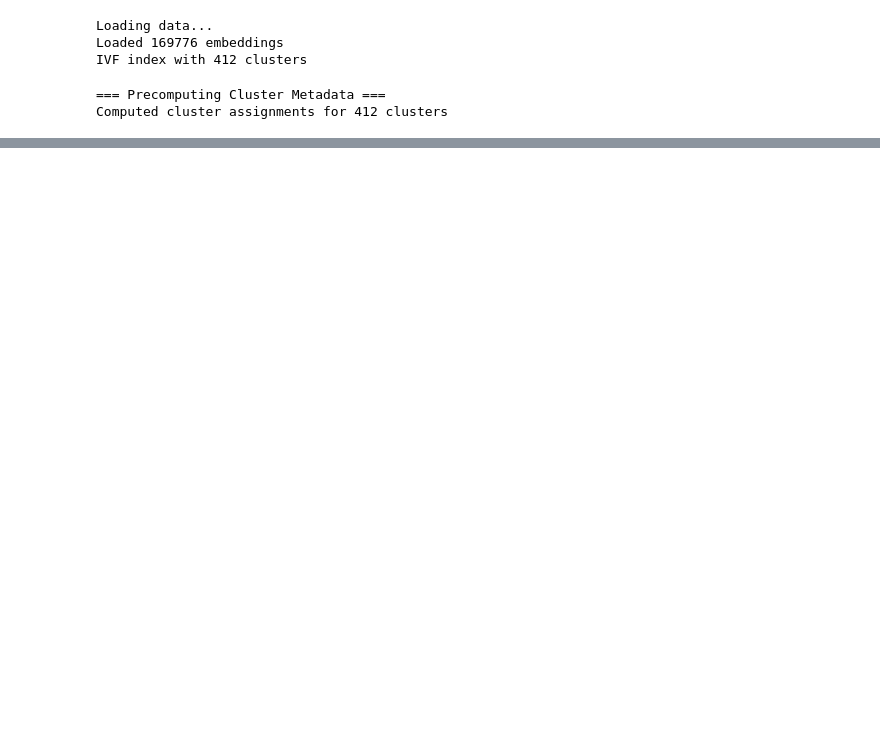
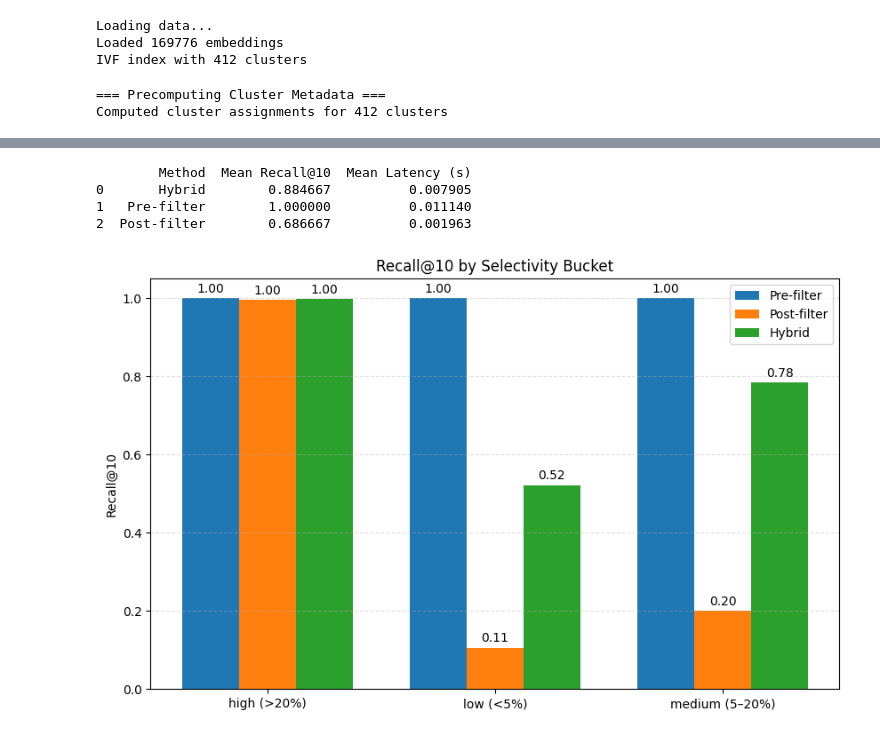
Before and after one commit to yangshengz88/Hybrid_Vector_Search, a Jupyter notebook: Hybrid_Method.ipynb, the cells around one changed output, grey strips where cells are left out. Drawn from its saved outputs; the diff is of its cells as text; code cells hidden in the pictures; blank space fills up the shorter version.

Commit message:
Updated Hybrid Code for post filtering an plots

```diff
--- a/Hybrid_Method.ipynb
+++ b/Hybrid_Method.ipynb
@@ -471,0 +575,58 @@ Saved hybrid searcher to data/hybrid_searcher.pkl
+# %%
+import pandas as pd
+
+# Load results
+df = pd.read_csv("data/results_full_baselines_vs_hybrid.csv")
+
+summary = pd.DataFrame({
+    "Method": ["Hybrid", "Pre-filter", "Post-filter"],
+    "Mean Recall@10": [
+        df["hybrid_recall"].mean(),
+        df["pre_recall"].mean(),
+        df["post_recall"].mean()
+    ],
+    "Mean Latency (s)": [
+        df["hybrid_latency"].mean(),
+        df["pre_latency"].mean(),
+        df["post_latency"].mean()
+    ]
+})
+
+print(summary)
+# %% [output]
+        Method  Mean Recall@10  Mean Latency (s)
+0       Hybrid        0.884667          0.007905
+1   Pre-filter        1.000000          0.011140
+2  Post-filter        0.686667          0.001963
+# %%
+import matplotlib.pyplot as plt
+import numpy as np
+
+df = selectivity_metrics.copy()
+
+buckets = df.index.tolist()
+x = np.arange(len(buckets))
+w = 0.25
+
+plt.figure(figsize=(10,6))
+
+plt.bar(x - w, df["pre_recall"], width=w, label="Pre-filter")
+plt.bar(x, df["post_recall"], width=w, label="Post-filter")
+plt.bar(x + w, df["hybrid_recall"], width=w, label="Hybrid")
+
+plt.xticks(x, buckets)
+plt.ylabel("Recall@10")
+plt.title("Recall@10 by Selectivity Bucket")
+
+# Add value labels
+for i, bucket in enumerate(buckets):
+    plt.text(x[i] - w, df["pre_recall"][i] + 0.015, f"{df['pre_recall'][i]:.2f}", ha="center")
+    plt.text(x[i], df["post_recall"][i] + 0.015, f"{df['post_recall'][i]:.2f}", ha="center")
+    plt.text(x[i] + w, df["hybrid_recall"][i] + 0.015, f"{df['hybrid_recall'][i]:.2f}", ha="center")
+
+plt.ylim(0, 1.05)
+plt.grid(axis="y", linestyle="--", alpha=0.4)
+plt.legend()
+plt.show()
+# %% [output]
+[figure, added]
```
Also changed, not shown: parts of 10 cells of this notebook.
